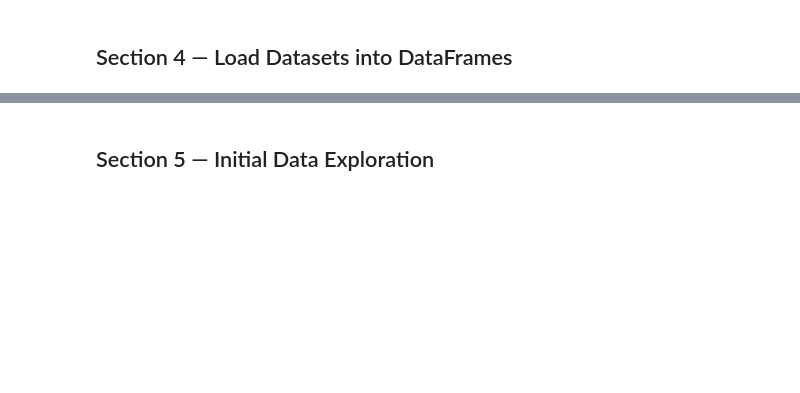
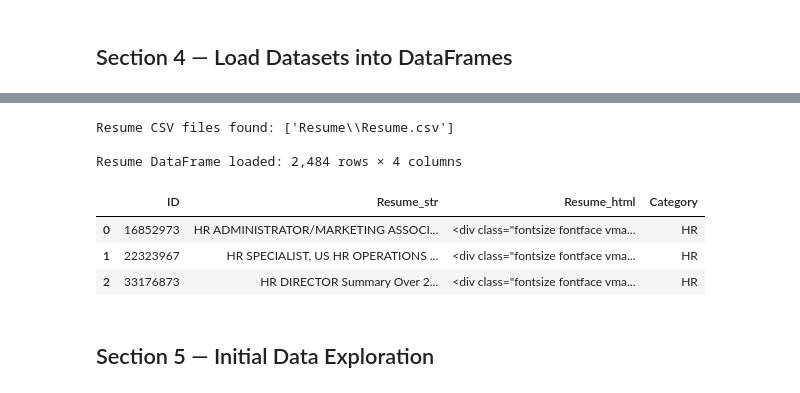
Before and after one commit to ujwal-s-r/IISC_emp_onboarding_proj, a Jupyter notebook: machine_learning/01_data_exploration.ipynb, the cells around one changed output, grey strips where cells are left out. Drawn from its saved outputs; the diff is of its cells as text; code cells hidden in the pictures; blank space fills up the shorter version.

```diff
--- a/machine_learning/01_data_exploration.ipynb
+++ b/machine_learning/01_data_exploration.ipynb
@@ -45,6 +58,7 @@ for f in Path(jobs_path).iterdir():
 resume_path = kagglehub.dataset_download("snehaanbhawal/resume-dataset")
 
 print("Path to dataset files:", resume_path)
-print("\nFiles in directory:")
-for f in Path(resume_path).iterdir():
-    print(f"  {f.name}  ({f.stat().st_size / 1024:.1f} KB)")
+print("\nAll files (recursive):")
+for f in sorted(Path(resume_path).rglob("*")):
+    if f.is_file():
+        print(f"  {f.relative_to(resume_path)}  ({f.stat().st_size / 1024:.1f} KB)")
@@ -62,11 +92,20 @@ jobs_df.head(3)
 # %%
 # ── Load Resume dataset ─────────────────────────────────────────────────────
-resume_csv_files = list(Path(resume_path).glob("*.csv"))
-print("Resume CSV files found:", [f.name for f in resume_csv_files])
+# Use rglob — the CSV may live inside a subdirectory of the downloaded path
+resume_csv_files = list(Path(resume_path).rglob("*.csv"))
+print("Resume CSV files found:", [str(f.relative_to(resume_path)) for f in resume_csv_files])
 
 resume_df = pd.read_csv(resume_csv_files[0], encoding="utf-8")
 print(f"\nResume DataFrame loaded: {resume_df.shape[0]:,} rows × {resume_df.shape[1]} columns")
 resume_df.head(3)
+# %% [output]
+Resume CSV files found: ['Resume\\Resume.csv']
+
+Resume DataFrame loaded: 2,484 rows × 4 columns
+|  | ID | Resume_str | Resume_html | Category |
+| 0 | 16852973 | HR ADMINISTRATOR/MARKETING ASSOCI... | <div class="fontsize fontface vma... | HR |
+| 1 | 22323967 | HR SPECIALIST, US HR OPERATIONS ... | <div class="fontsize fontface vma... | HR |
+| 2 | 33176873 | HR DIRECTOR Summary Over 2... | <div class="fontsize fontface vma... | HR |
 # %% [markdown]
 ## Section 5 — Initial Data Exploration
 # %%
```
Also changed, not shown: parts of 14 cells of this notebook, 3 other files.
